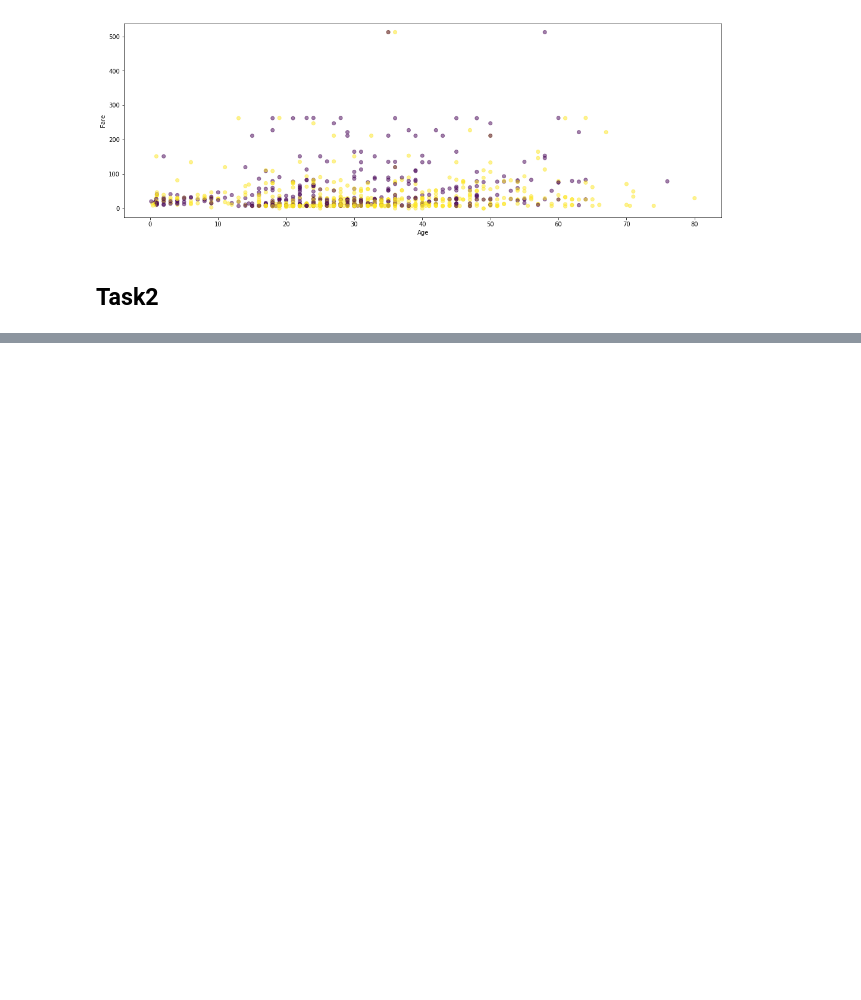
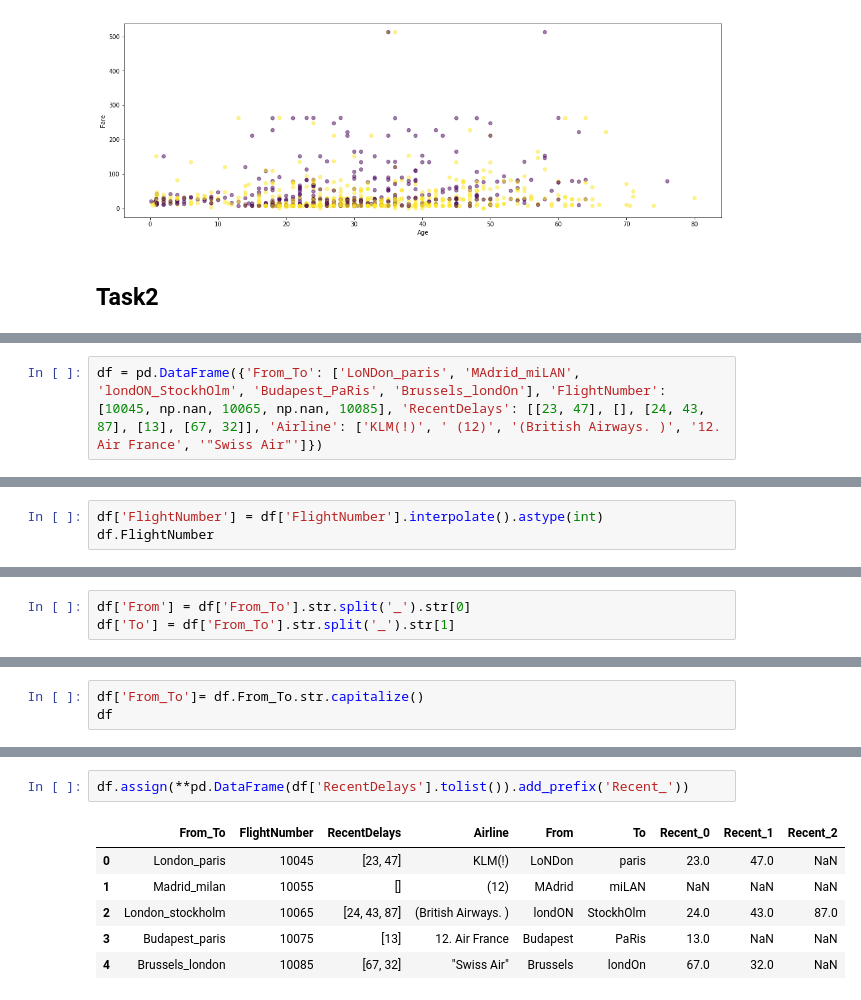
Before and after one commit to sraziq/Assignmen6, a Jupyter notebook: Assignent6.ipynb, the cells around one changed output, grey strips where cells are left out. Saved outputs shown, nothing was run; the diff lists cells and outputs as text; blank space fills up the shorter version.

```diff
--- a/Assignent6.ipynb
+++ b/Assignent6.ipynb
@@ -56,0 +64,2 @@ Text(0,0.5,'Fare')
+# %%
+df = pd.DataFrame({'From_To': ['LoNDon_paris', 'MAdrid_miLAN', 'londON_StockhOlm', 'Budapest_PaRis', 'Brussels_londOn'], 'FlightNumber': [10045, np.nan, 10065, np.nan, 10085], 'RecentDelays': [[23, 47], [], [24, 43, 87], [13], [67, 32]], 'Airline': ['KLM(!)', ' (12)', '(British Airways. )', '12. Air France', '"Swiss Air"']})
@@ -56,0 +77,3 @@ Text(0,0.5,'Fare')
+# %%
+df['FlightNumber'] = df['FlightNumber'].interpolate().astype(int)
+df.FlightNumber
@@ -56,0 +89,3 @@ Text(0,0.5,'Fare')
+# %%
+df['From'] = df['From_To'].str.split('_').str[0]
+df['To'] = df['From_To'].str.split('_').str[1]
@@ -56,0 +123,3 @@ Text(0,0.5,'Fare')
+# %%
+df['From_To']= df.From_To.str.capitalize()
+df
@@ -56,0 +136,9 @@ Text(0,0.5,'Fare')
+# %%
+df.assign(**pd.DataFrame(df['RecentDelays'].tolist()).add_prefix('Recent_'))
+# %% [output]
+|  | From_To | FlightNumber | RecentDelays | Airline | From | To | Recent_0 | Recent_1 | Recent_2 |
+| 0 | London_paris | 10045 | [23, 47] | KLM(!) | LoNDon | paris | 23.0 | 47.0 | NaN |
+| 1 | Madrid_milan | 10055 | [] | (12) | MAdrid | miLAN | NaN | NaN | NaN |
+| 2 | London_stockholm | 10065 | [24, 43, 87] | (British Airways. ) | londON | StockhOlm | 24.0 | 43.0 | 87.0 |
+| 3 | Budapest_paris | 10075 | [13] | 12. Air France | Budapest | PaRis | 13.0 | NaN | NaN |
+| 4 | Brussels_london | 10085 | [67, 32] | "Swiss Air" | Brussels | londOn | 67.0 | 32.0 | NaN |
```
Also changed, not shown: parts of 12 cells of this notebook.
